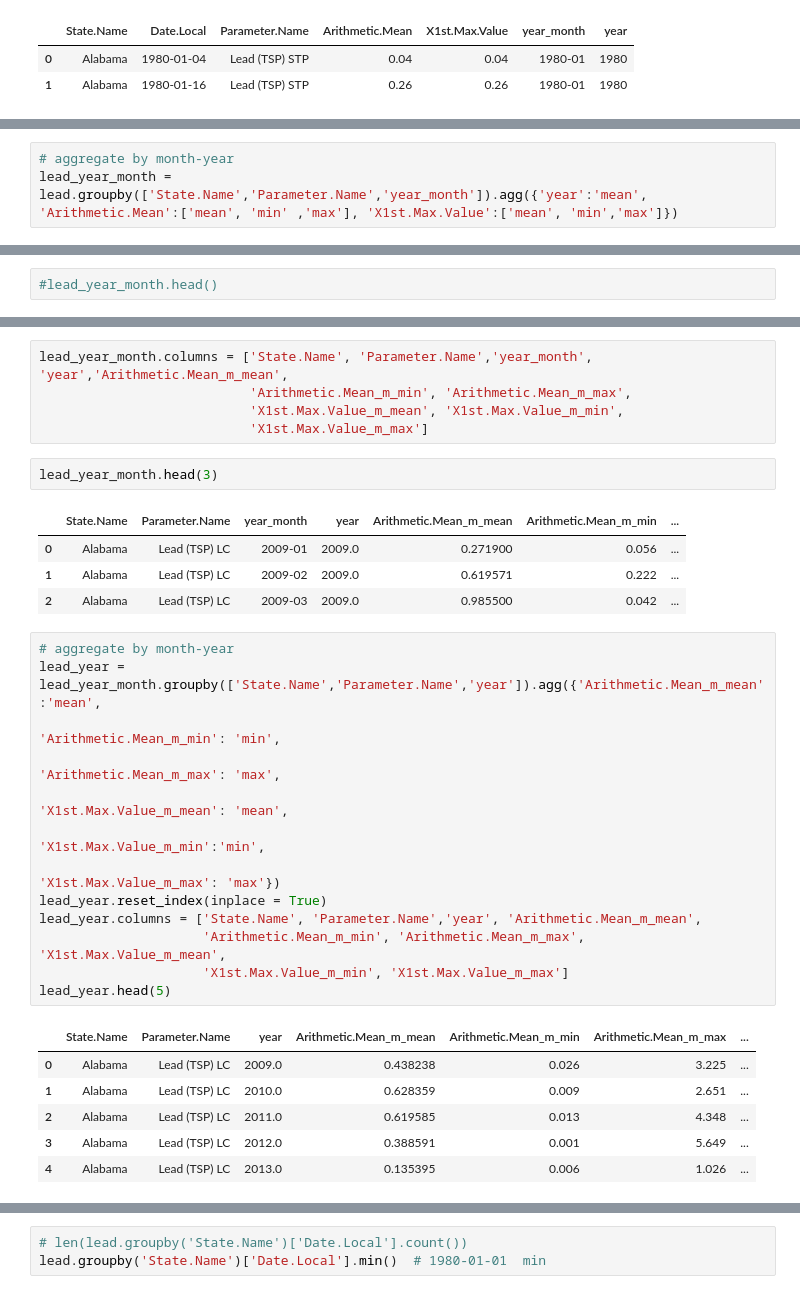
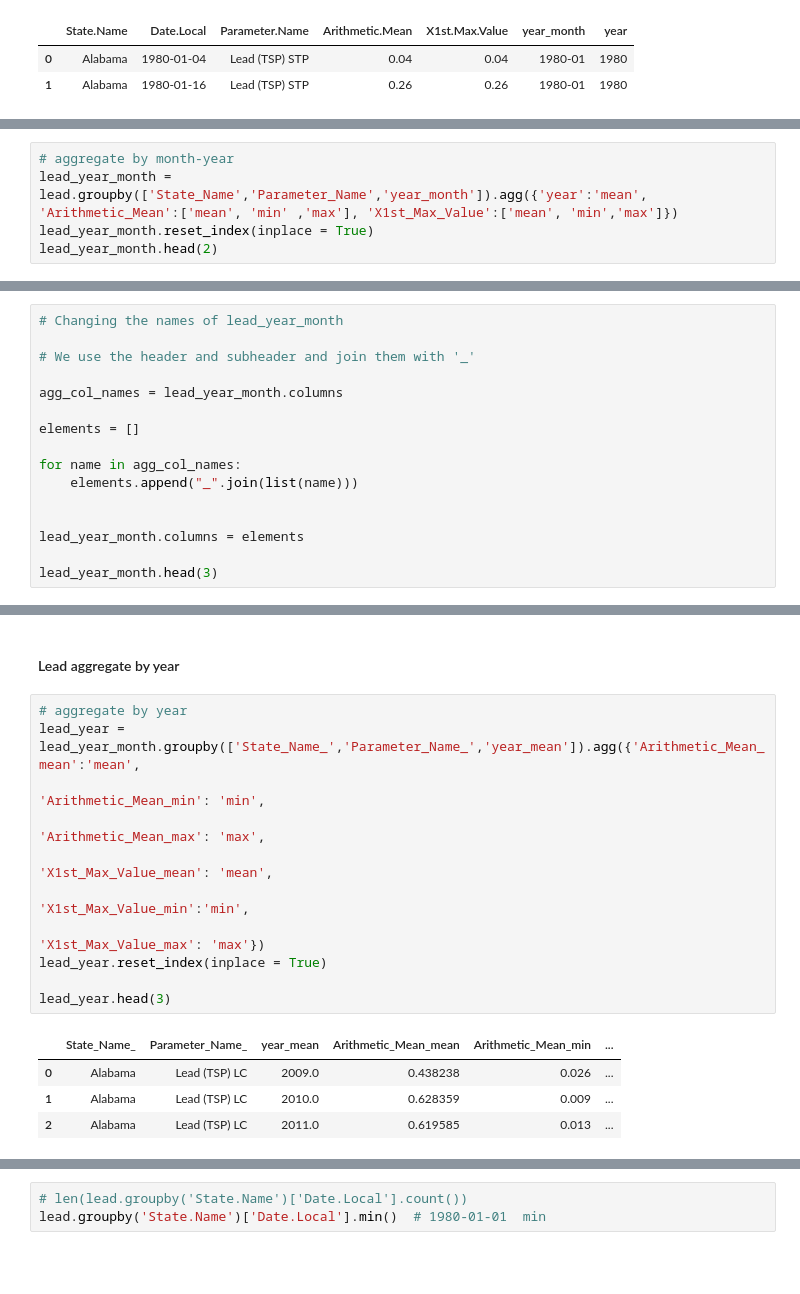
Before and after one commit to AlanAndrews/Air_toxicity, a Jupyter notebook: EDA/EDA.ipynb, the cells around one changed output, grey strips where cells are left out. Saved outputs shown, nothing was run; the diff lists cells and outputs as text; blank space fills up the shorter version.

Commit message:
databases aggregated and merged to train. Next steps: adding lags and removing columns with over 20% nas

```diff
--- a/EDA/EDA.ipynb
+++ b/EDA/EDA.ipynb
@@ -273,3 +295,5 @@ lead.head(2)
 # %%
 # aggregate by month-year
-lead_year_month = lead.groupby(['State.Name','Parameter.Name','year_month']).agg({'year':'mean', 'Arithmetic.Mean':['mean', 'min' ,'max'], 'X1st.Max.Value':['mean', 'min','max']})
+lead_year_month = lead.groupby(['State_Name','Parameter_Name','year_month']).agg({'year':'mean', 'Arithmetic_Mean':['mean', 'min' ,'max'], 'X1st_Max_Value':['mean', 'min','max']})
+lead_year_month.reset_index(inplace = True)
+lead_year_month.head(2)
@@ -276,2 +305,16 @@ lead_year_month = lead.groupby(['State.Name','Parameter.Name','year_month']).agg
 # %%
-#lead_year_month.head()
+# Changing the names of lead_year_month
+
+# We use the header and subheader and join them with '_'
+
+agg_col_names = lead_year_month.columns
+
+elements = []
+
+for name in agg_col_names:
+    elements.append("_".join(list(name)))
+
+
+lead_year_month.columns = elements
+
+lead_year_month.head(3)
@@ -287,32 +326,18 @@ lead_year_month.head(2)
-# %%
-lead_year_month.columns = ['State.Name', 'Parameter.Name','year_month', 'year','Arithmetic.Mean_m_mean',
-                           'Arithmetic.Mean_m_min', 'Arithmetic.Mean_m_max',
-                           'X1st.Max.Value_m_mean', 'X1st.Max.Value_m_min',
-                           'X1st.Max.Value_m_max']
-# %%
-lead_year_month.head(3)
-# %% [output]
-|  | State.Name | Parameter.Name | year_month | year | Arithmetic.Mean_m_mean | Arithmetic.Mean_m_min | ... |
-| 0 | Alabama | Lead (TSP) LC | 2009-01 | 2009.0 | 0.271900 | 0.056 | ... |
-| 1 | Alabama | Lead (TSP) LC | 2009-02 | 2009.0 | 0.619571 | 0.222 | ... |
-| 2 | Alabama | Lead (TSP) LC | 2009-03 | 2009.0 | 0.985500 | 0.042 | ... |
+# %% [markdown]
+#### Lead aggregate by year
 # %%
-# aggregate by month-year
-lead_year = lead_year_month.groupby(['State.Name','Parameter.Name','year']).agg({'Arithmetic.Mean_m_mean':'mean',
-                                                                                 'Arithmetic.Mean_m_min': 'min',
-                                                                                 'Arithmetic.Mean_m_max': 'max',
-                                                                                 'X1st.Max.Value_m_mean': 'mean',
-                                                                                 'X1st.Max.Value_m_min':'min',
-                                                                                 'X1st.Max.Value_m_max': 'max'})
+# aggregate by year
+lead_year = lead_year_month.groupby(['State_Name_','Parameter_Name_','year_mean']).agg({'Arithmetic_Mean_mean':'mean',
+                                                                                 'Arithmetic_Mean_min': 'min',
+                                                                                 'Arithmetic_Mean_max': 'max',
+                                                                                 'X1st_Max_Value_mean': 'mean',
+                                                                                 'X1st_Max_Value_min':'min',
+                                                                                 'X1st_Max_Value_max': 'max'})
 lead_year.reset_index(inplace = True)
-lead_year.columns = ['State.Name', 'Parameter.Name','year', 'Arithmetic.Mean_m_mean',
-                     'Arithmetic.Mean_m_min', 'Arithmetic.Mean_m_max', 'X1st.Max.Value_m_mean',
-                     'X1st.Max.Value_m_min', 'X1st.Max.Value_m_max']
-lead_year.head(5)
+
+lead_year.head(3)
 # %% [output]
-|  | State.Name | Parameter.Name | year | Arithmetic.Mean_m_mean | Arithmetic.Mean_m_min | Arithmetic.Mean_m_max | ... |
-| 0 | Alabama | Lead (TSP) LC | 2009.0 | 0.438238 | 0.026 | 3.225 | ... |
-| 1 | Alabama | Lead (TSP) LC | 2010.0 | 0.628359 | 0.009 | 2.651 | ... |
-| 2 | Alabama | Lead (TSP) LC | 2011.0 | 0.619585 | 0.013 | 4.348 | ... |
-| 3 | Alabama | Lead (TSP) LC | 2012.0 | 0.388591 | 0.001 | 5.649 | ... |
-| 4 | Alabama | Lead (TSP) LC | 2013.0 | 0.135395 | 0.006 | 1.026 | ... |
+|  | State_Name_ | Parameter_Name_ | year_mean | Arithmetic_Mean_mean | Arithmetic_Mean_min | ... |
+| 0 | Alabama | Lead (TSP) LC | 2009.0 | 0.438238 | 0.026 | ... |
+| 1 | Alabama | Lead (TSP) LC | 2010.0 | 0.628359 | 0.009 | ... |
+| 2 | Alabama | Lead (TSP) LC | 2011.0 | 0.619585 | 0.013 | ... |
```
Also changed, not shown: parts of 63 cells of this notebook.
